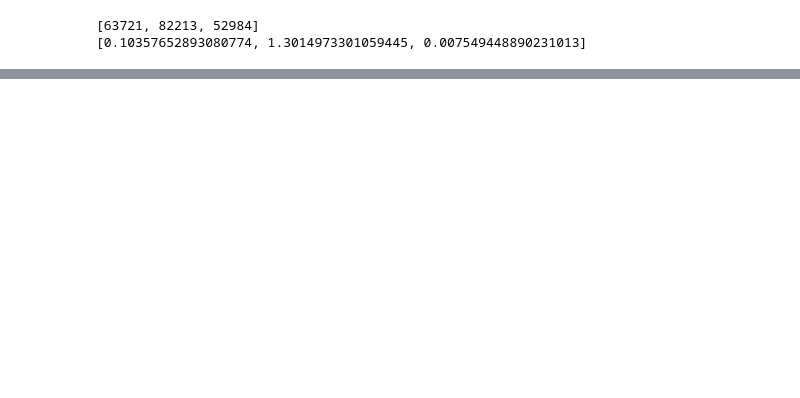
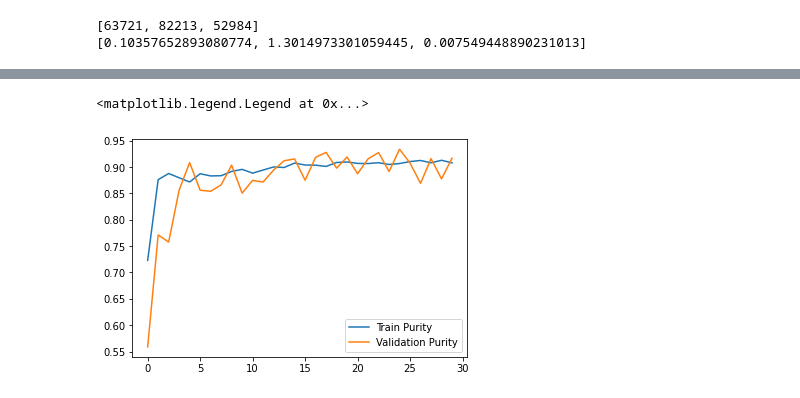
Before and after one commit to raeubaen/RadioMonteCarlo, a Jupyter notebook: keras_train.ipynb, the cells around one changed output, grey strips where cells are left out. Cells and saved outputs as stored; diff of their text form; code cells hidden in the pictures; blank space fills up the shorter version.

```diff
--- a/keras_train.ipynb
+++ b/keras_train.ipynb
@@ -205,0 +220,7 @@ Epoch 10/10
+# %%
+plt.plot(history.history['precision_1'], label="Train Purity")
+plt.plot(history.history['val_precision_1'], label="Validation Purity")
+plt.legend()
+# %% [output]
+<matplotlib.legend.Legend at 0x...>
+[figure, added]
```
Also changed, not shown: parts of 14 cells of this notebook.
